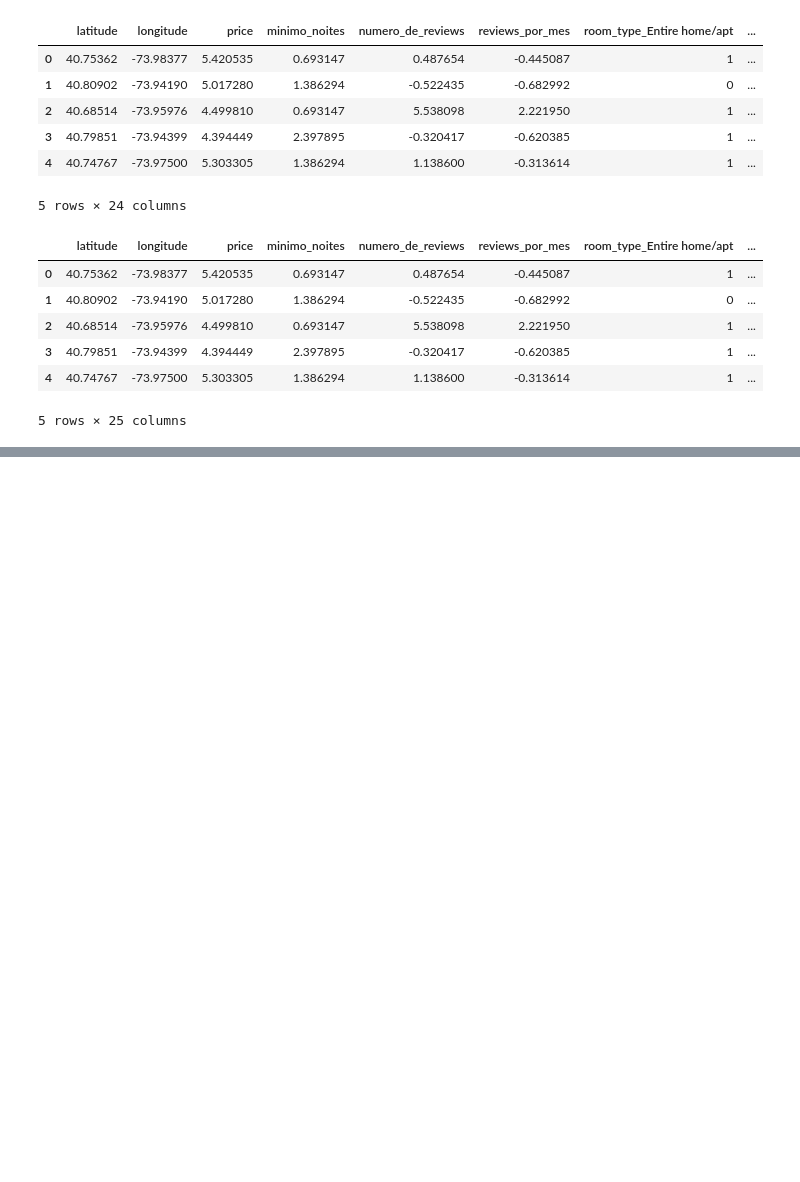
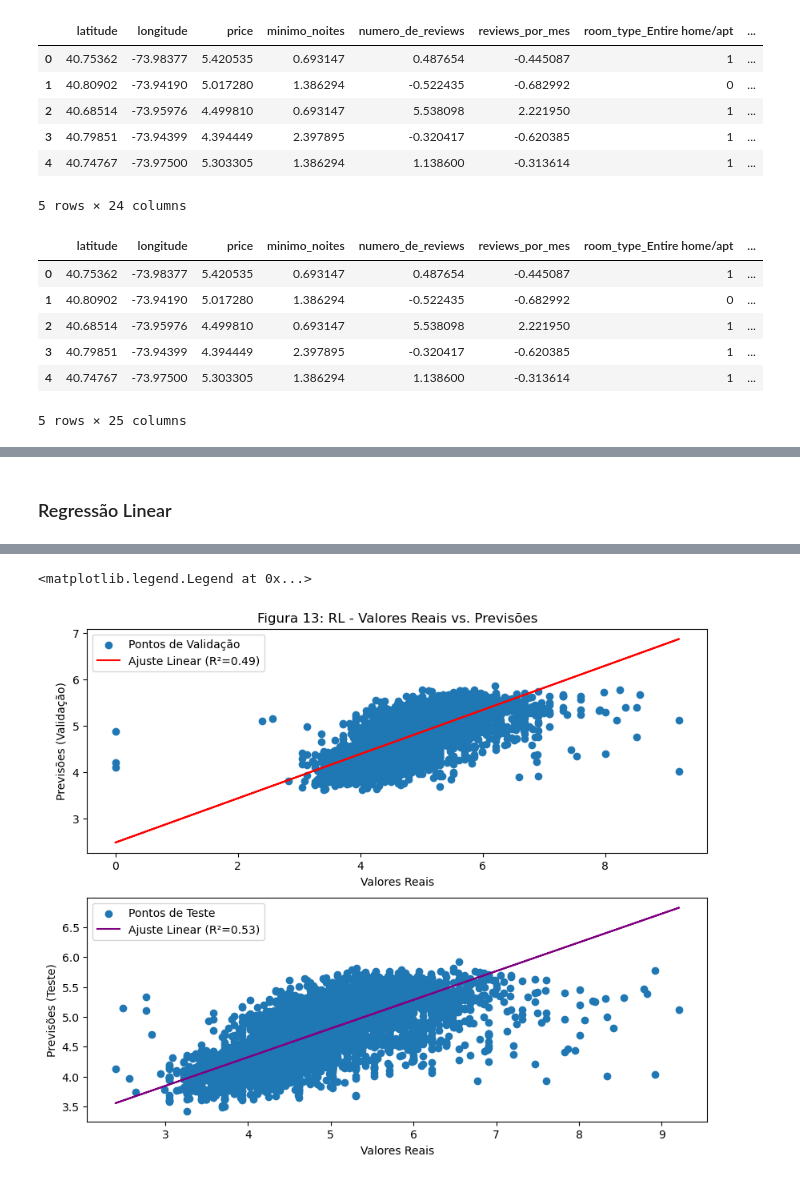
Before and after one commit to DaniloDC07/-Lighthouse-Desafio-Ci-ncia-de-Dados-2025, a Jupyter notebook: Desafio LIGHTHOUSE.ipynb, the cells around one changed output, grey strips where cells are left out. Cells and saved outputs as stored; diff of their text form; code cells hidden in the pictures; blank space fills up the shorter version.

```diff
--- a/Desafio LIGHTHOUSE.ipynb
+++ b/Desafio LIGHTHOUSE.ipynb
@@ -753,14 +770,60 @@ X_train, X_test, y_train, y_test = train_test_split(X, y, test_size=0.2, random_
-# %%
-from sklearn.ensemble import RandomForestRegressor
-
-rf_model = RandomForestRegressor(n_estimators=100, random_state=42)
-rf_model.fit(X_train, y_train)
-y_pred_rf = rf_model.predict(X_test)
-
-# Avaliação do modelo
-from sklearn.metrics import mean_squared_error, r2_score
-
-# Calculando o erro médio quadrático
-mse_rf = mean_squared_error(y_test, y_pred_rf)
-# Calculando o R² (coeficiente de determinação)
-r2_rf = r2_score(y_test, y_pred_rf)
+# %% [markdown]
+### Regressão Linear
+# %%
+from sklearn.linear_model import LinearRegression
+from scipy.stats import linregress
+
+# Treinamento & Validação
+s_rl = time.time()
+rl_model = LinearRegression()
+rl_model.fit(X_train, y_train)
+y_pred_rl = modelo_linear.predict(X_val)
+f_rl = time.time()
+time_rl = f_rl - s_rl
+
+mse_rl = mean_squared_error(y_val, y_pred_rl)
+r2_rl = r2_score(y_val, y_pred_rl)
+
+print("Train time: ", time_rl)
+print("---------------------------------")
+print(f"MSE (RL validação): {mse_rl:.4f}")
+print(f"R² (RL validação): {r2_rl:.4f}")
+
+# Ajuste Linear (Treinamento)
+slope, intercept, _, _, _ = linregress(y_val, y_pred_rl)
+ajuste = slope * y_val + intercept
+
+
+# Teste
+features_ = df_test.drop(columns=['price'])
+target_ = df_test['price']
+
+y_pred_rl_test = modelo_linear.predict(features_)
+
+mse_rl_test = mean_squared_error(target_, y_pred_rl_test)
+r2_rl_test = r2_score(target_, y_pred_rl_test)
+
+print("---------------------------------")
+print(f"MSE (RL Teste): {mse_rl_test:.4f}")
+print(f"R² (RL Teste): {r2_rl_test:.4f}")
+
+# Ajuste Linear (Teste)
+slope, intercept, _, _, _ = linregress(target_, y_pred_rl_test)
+ajuste_ = slope * target_.values + intercept
+
+fig, ax = plt.subplots(2, figsize=(10,8))
+
+ax[0].scatter(y_val, y_pred_rl, label='Pontos de Validação')
+ax[0].plot(y_val, ajuste, color='red', label=f'Ajuste Linear (R²={r2_rl:.2f})')
+ax[0].set_xlabel('Valores Reais')
+ax[0].set_ylabel('Previsões (Validação)')
+ax[0].set_title('Figura 13: RL - Valores Reais vs. Previsões')
+ax[0].legend()
+
+
+ax[1].scatter(target_, y_pred_rl_test, label='Pontos de Teste')
+ax[1].plot(target_, ajuste_, color='purple', label=f'Ajuste Linear (R²={r2_rl_test:.2f})')
+ax[1].set_xlabel('Valores Reais')
+ax[1].set_ylabel('Previsões (Teste)')
+ax[1].legend()
+# %% [output]
@@ -766,0 +837,2 @@ r2_rf = r2_score(y_test, y_pred_rf)
+<matplotlib.legend.Legend at 0x...>
+[figure, added]
```
Also changed, not shown: parts of 12 cells of this notebook, 1 other file.
